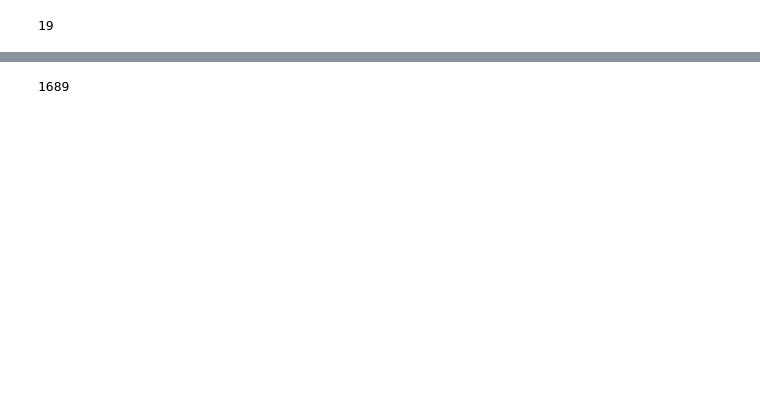
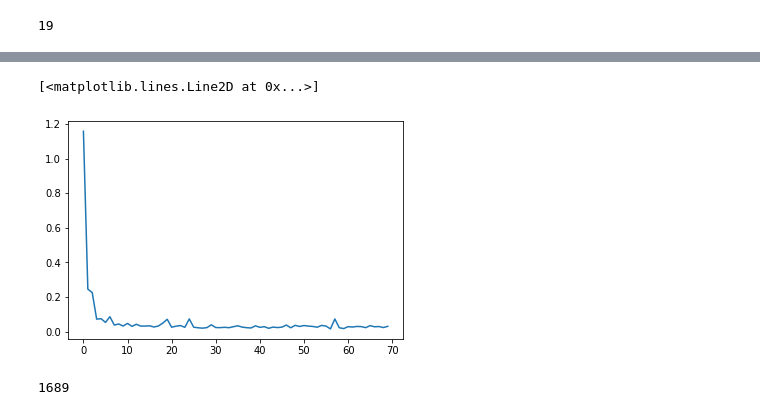
Before and after one commit to julesripoll/molecule-energy-prediction, a Jupyter notebook: molecule_energy_prediction.ipynb, the cells around one changed output, grey strips where cells are left out. Drawn from its saved outputs; the diff is of its cells as text; code cells hidden in the pictures; blank space fills up the shorter version.

```diff
--- a/molecule_energy_prediction.ipynb
+++ b/molecule_energy_prediction.ipynb
@@ -86,19 +85,14 @@ class TrainingDataset(Dataset):
     for id in range(1,self.id_max):
       path = '/content/drive/MyDrive/nouveau/atoms/train/id_{}.xyz'.format((id))
       mol=io.read(path)
-      for _ in range(0,20): #pour chaque molécule de base, on va en générer 5 autres vues sous des angles différents
+      for _ in range(0,10): #pour chaque molécule de base, on va en générer 5 autres vues sous des angles différents
         augmented_mol=data_augmentation(mol)
         analyzed_mol=Analysis(augmented_mol)
         a=analyzed_mol.adjacency_matrix #matrice d'ajacence de la molécule au format DOK
         a=a[0].todense() #décompression
         a=a.astype(np.float32)
         na=pd.DataFrame(augmented_mol.get_atomic_numbers())
-        #pot=pd.DataFrame(augmented_mol.get_potential_energy())
-        #charges=pd.DataFrame(augmented_mol.get_charges())
-        #masses=pd.DataFrame(augmented_mol.get_masses())
-        #mm=pd.DataFrame(augmented_mol.get_magnetic_moments())
         pos=pd.DataFrame(augmented_mol.get_positions())
-        #mom=pd.DataFrame(augmented_mol.get_momenta())
         x=np.array(pd.concat([na,pos],axis=1)) #matrice des nodes features
         x=x.astype(np.float32)
         e=get_bonds_length(analyzed_mol) #matrice des edge features
@@ -123,10 +117,7 @@ class TestDataset(Dataset):
       a=a[0].todense() #décompression
       a=a.astype(np.float32)
       na=pd.DataFrame(mol.get_atomic_numbers())
-      #charges=pd.DataFrame(mol.get_charges())
-      #masses=pd.DataFrame(mol.get_masses())
       pos=pd.DataFrame(mol.get_positions())
-      #mom=pd.DataFrame(mol.get_momenta())
       x=np.array(pd.concat([na,pos],axis=1))
       x=x.astype(np.float32)
       e=get_bonds_length(analyzed_mol)
@@ -135,7 +126,7 @@ class TestDataset(Dataset):
       graphs.append(graph)
     return graphs
 # %%
-percentage=0.75
+percentage=0.825
 nb_mol=6771
 end_train=int(6771*percentage)
 train_dataset=TrainingDataset(end_train)
@@ -176,18 +170,26 @@ class SomeECC(Model):
 # %%
+#cell for training
 ep=10
-nb_total=500
+nb_total=700
 n_epochs=int(nb_total/ep)
 
 train_loader=BatchLoader(train_dataset,batch_size=32,mask=True)
 test_loader=BatchLoader(test_dataset,batch_size=32,mask=True)
 
-model=SomeECC(32,train_dataset.n_labels)
-model.compile(optimizer=Adam(learning_rate=1e-3),loss=MeanSquaredError())
+min_loss=np.inf
+best_model=SomeECC(32,train_dataset.n_labels)
+best_model.compile(optimizer=Adam(learning_rate=1e-3),loss=MeanSquaredError())
+all_eval_losses=[]
 
 for e in range(0,n_epochs):
   print('epoch',e*ep)
   model.fit(train_loader.load(), steps_per_epoch=train_loader.steps_per_epoch, epochs=ep)
-  model.evaluate(test_loader.load(), steps=test_loader.steps_per_epoch)
+  eval_loss=model.evaluate(test_loader.load(), steps=test_loader.steps_per_epoch)
+  all_eval_losses.append(eval_loss)
+  if eval_loss<min_loss:
+    print('im in', eval_loss)
+    min_loss=eval_loss
+    best_model=model
 # %% [output]
 epoch 0
 Epoch 1/10
@@ -230,3 +224,8 @@ Epoch 10/10
+# %%
+plt.plot(np.array(all_eval_losses))
+# %% [output]
+[<matplotlib.lines.Line2D at 0x...>]
+[figure, added]
 # %%
 #creation du dataset de graph pour le submit
 class MySubmitDataset(Dataset):
```
Also changed, not shown: parts of 6 cells of this notebook.
